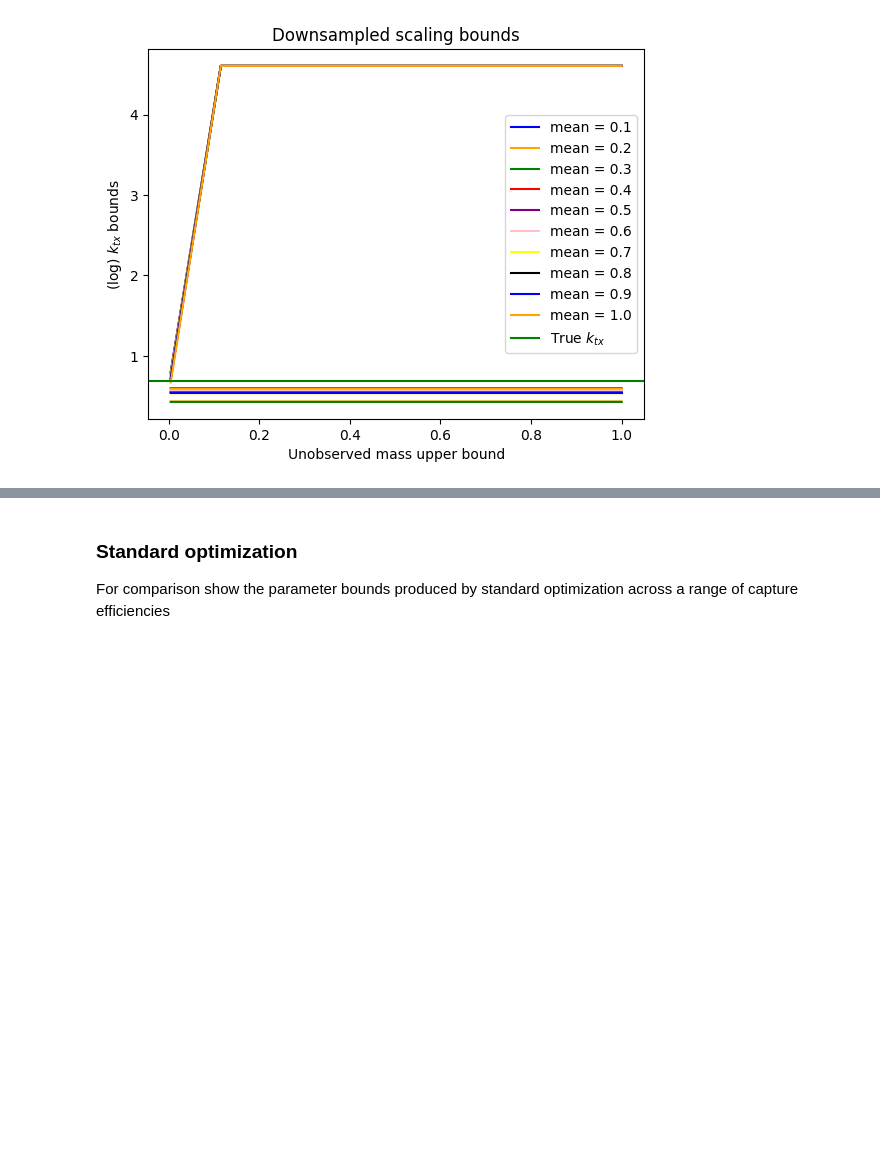
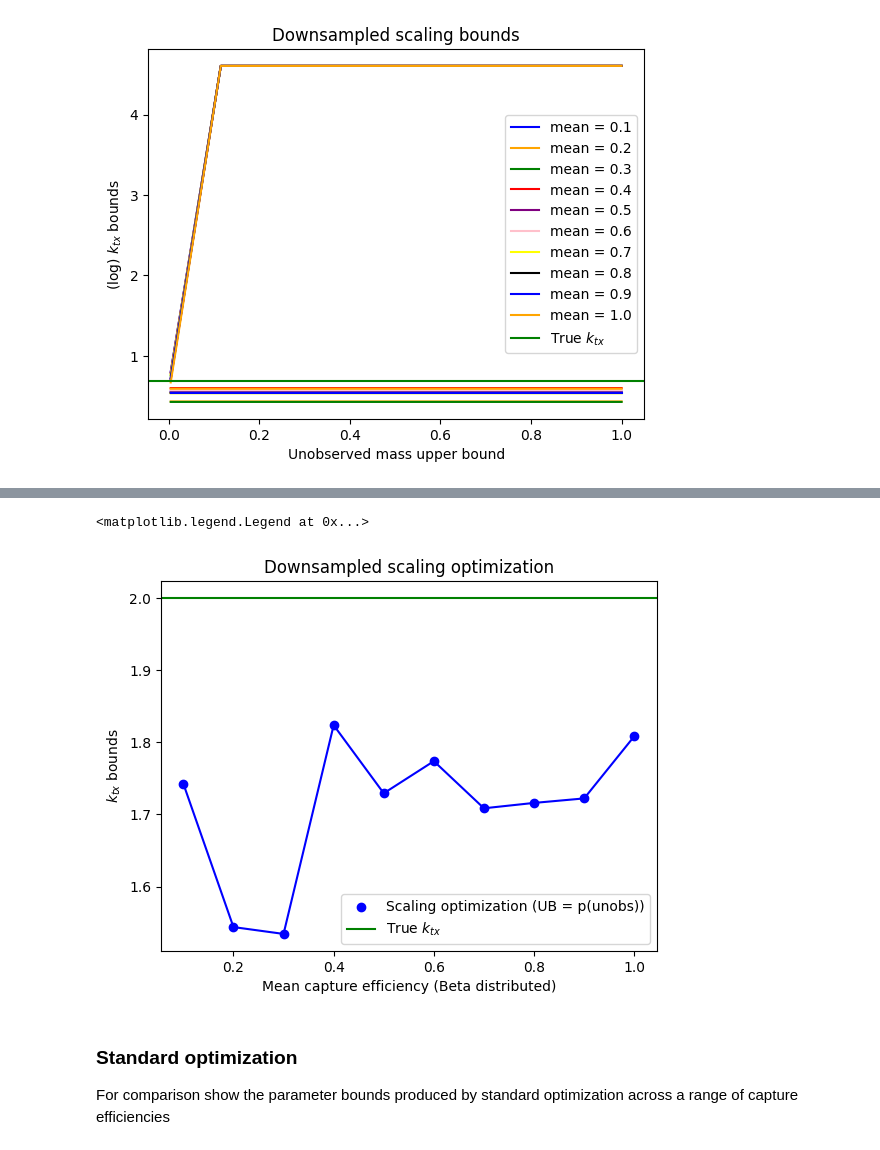
Before and after one commit to willjgh/M5R, a Jupyter notebook: Interaction/Bootstrap-Experiments/capture_scaling.ipynb, the cells around one changed output, grey strips where cells are left out. Cells and saved outputs as stored; diff of their text form; code cells hidden in the pictures; blank space fills up the shorter version.

Commit message:
Plot updates

```diff
--- a/Interaction/Bootstrap-Experiments/capture_scaling.ipynb
+++ b/Interaction/Bootstrap-Experiments/capture_scaling.ipynb
@@ -795,3 +805,21 @@ plt.legend()
+# %%
+
+# scaling bounds when UB = p(unobs) true value (tightest bounds produced)
+min_bounds = bounds[:, :, 0]
+
+# plot
+plt.scatter(mean_capture_range, min_bounds[:, 0], color="blue", label="Scaling optimization (UB = p(unobs))")
+#plt.scatter(mean_capture_range, min_bounds[:, 1], color="blue")
+plt.plot(mean_capture_range, min_bounds[:, 0], color="blue")
+#plt.plot(mean_capture_range, min_bounds[:, 1], color="blue")
+plt.axhline(k, color="green", label=r"True $k_{tx}$")
+plt.xlabel("Mean capture efficiency (Beta distributed)")
+plt.ylabel(r"$k_{tx}$ bounds")
+plt.title("Downsampled scaling optimization")
+plt.legend()
+# %% [output]
+<matplotlib.legend.Legend at 0x...>
+[figure, added]
 # %% [markdown]
 ### Standard optimization
 
```
Also changed, not shown: parts of 6 cells of this notebook.
